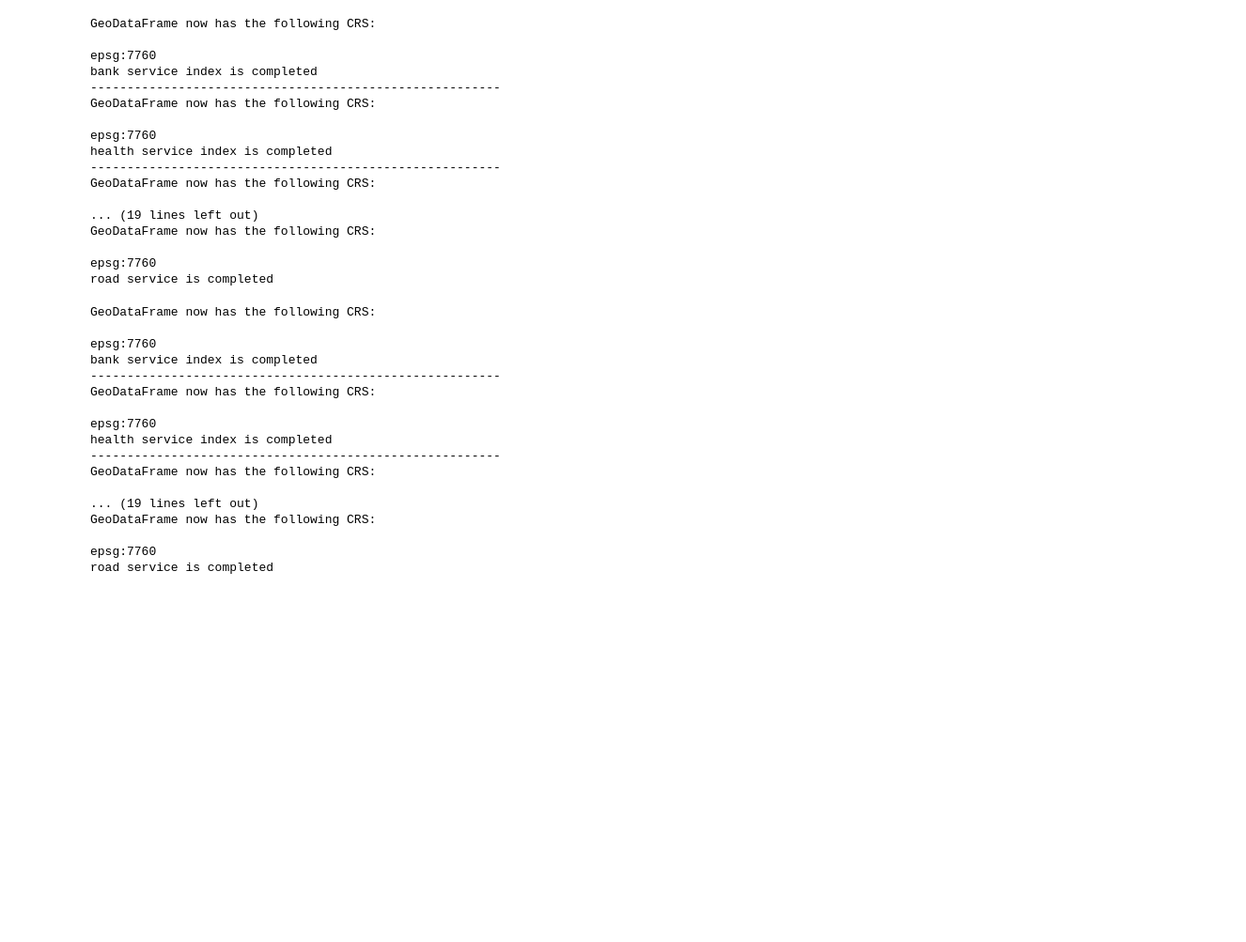
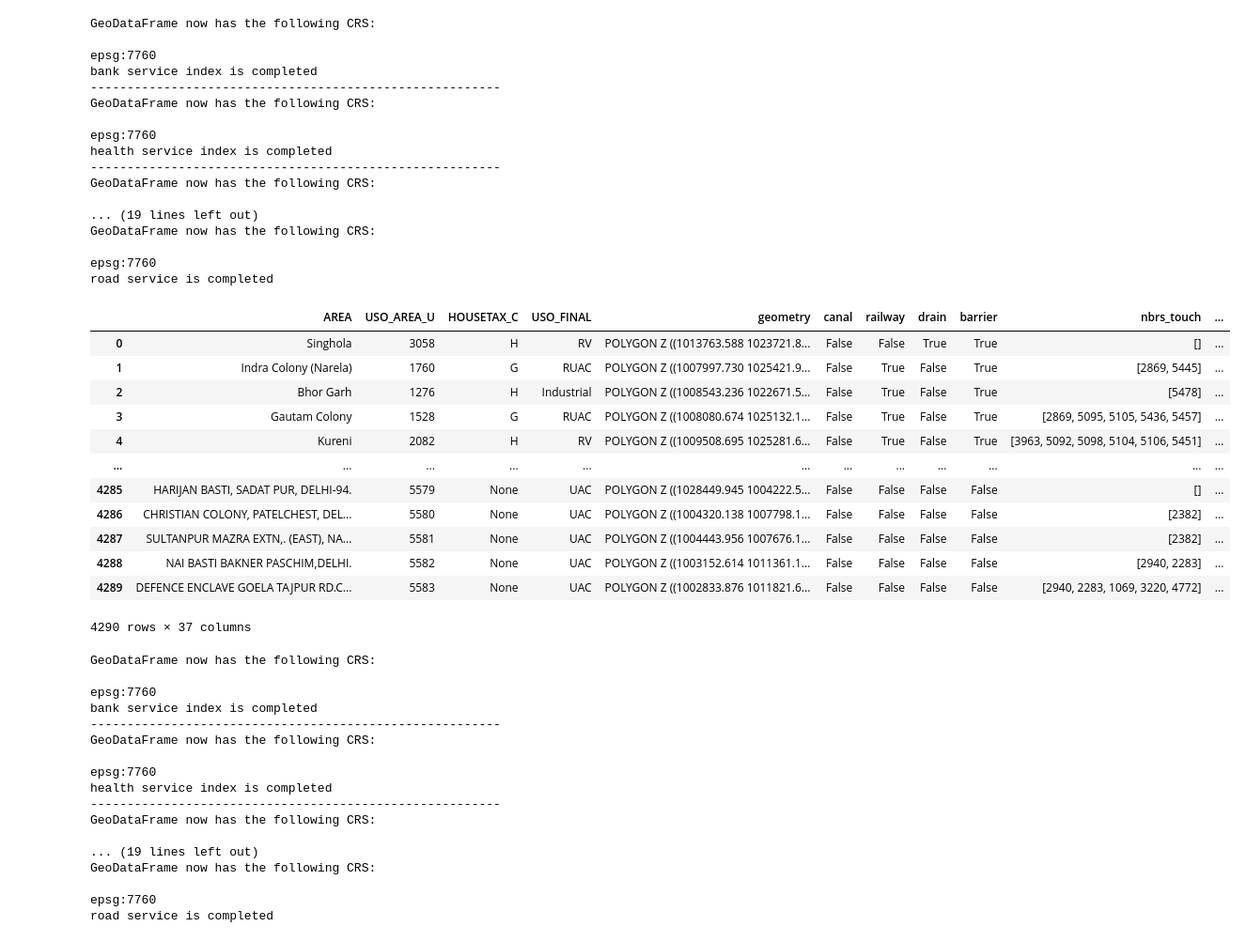
Before and after one commit to bwbelljr/delhi_spatial_index, a Jupyter notebook: Colonies Public Services Index Calculations.ipynb, the cells around one changed output. Shown at 94% size. Cells and saved outputs as stored; diff of their text form; code cells hidden in the pictures; blank space fills up the shorter version.

```diff
--- a/Colonies Public Services Index Calculations.ipynb
+++ b/Colonies Public Services Index Calculations.ipynb
@@ -345,6 +322,23 @@ GeoDataFrame now has the following CRS:
 
 epsg:7760
 road service is completed
+# %%
+colonies_touch_psi = colonies_touch_psi.rename(columns={'road_count':'road_length'})
+colonies_touch_psi
+# %% [output]
+|  | AREA | USO_AREA_U | HOUSETAX_C | USO_FINAL | geometry | canal | railway | drain | barrier | nbrs_touch | ... |
+| 0 | Singhola | 3058 | H | RV | POLYGON Z ((1013763.588 1023721.8... | False | False | True | True | [] | ... |
+| 1 | Indra Colony (Narela) | 1760 | G | RUAC | POLYGON Z ((1007997.730 1025421.9... | False | True | False | True | [2869, 5445] | ... |
+| 2 | Bhor Garh | 1276 | H | Industrial | POLYGON Z ((1008543.236 1022671.5... | False | True | False | True | [5478] | ... |
+| 3 | Gautam Colony | 1528 | G | RUAC | POLYGON Z ((1008080.674 1025132.1... | False | True | False | True | [2869, 5095, 5105, 5436, 5457] | ... |
+| 4 | Kureni | 2082 | H | RV | POLYGON Z ((1009508.695 1025281.6... | False | True | False | True | [3963, 5092, 5098, 5104, 5106, 5451] | ... |
+| ... | ... | ... | ... | ... | ... | ... | ... | ... | ... | ... | ... |
+| 4285 | HARIJAN BASTI, SADAT PUR, DELHI-94. | 5579 | None | UAC | POLYGON Z ((1028449.945 1004222.5... | False | False | False | False | [] | ... |
+| 4286 | CHRISTIAN COLONY, PATELCHEST, DEL... | 5580 | None | UAC | POLYGON Z ((1004320.138 1007798.1... | False | False | False | False | [2382] | ... |
+| 4287 | SULTANPUR MAZRA EXTN,. (EAST), NA... | 5581 | None | UAC | POLYGON Z ((1004443.956 1007676.1... | False | False | False | False | [2382] | ... |
+| 4288 | NAI BASTI BAKNER PASCHIM,DELHI. | 5582 | None | UAC | POLYGON Z ((1003152.614 1011361.1... | False | False | False | False | [2940, 2283] | ... |
+| 4289 | DEFENCE ENCLAVE GOELA TAJPUR RD.C... | 5583 | None | UAC | POLYGON Z ((1002833.876 1011821.6... | False | False | False | False | [2940, 2283, 1069, 3220, 4772] | ... |
+4290 rows × 37 columns
 # %%
 colonies_bbox_psi = calc_all_services(colonies_bbox, point_services, line_services, epsg_code, 'nbrs_dist_bbox')
 # %% [output]
```
Also changed, not shown: parts of 13 cells of this notebook, 1 other file.
